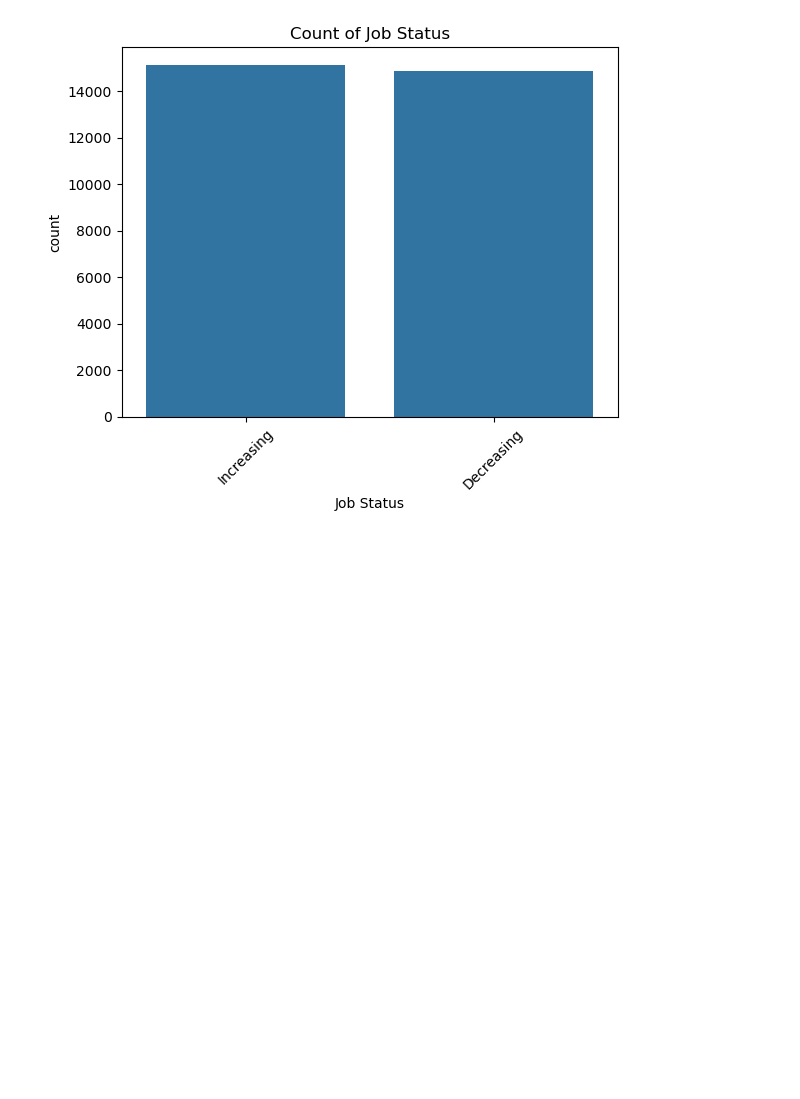
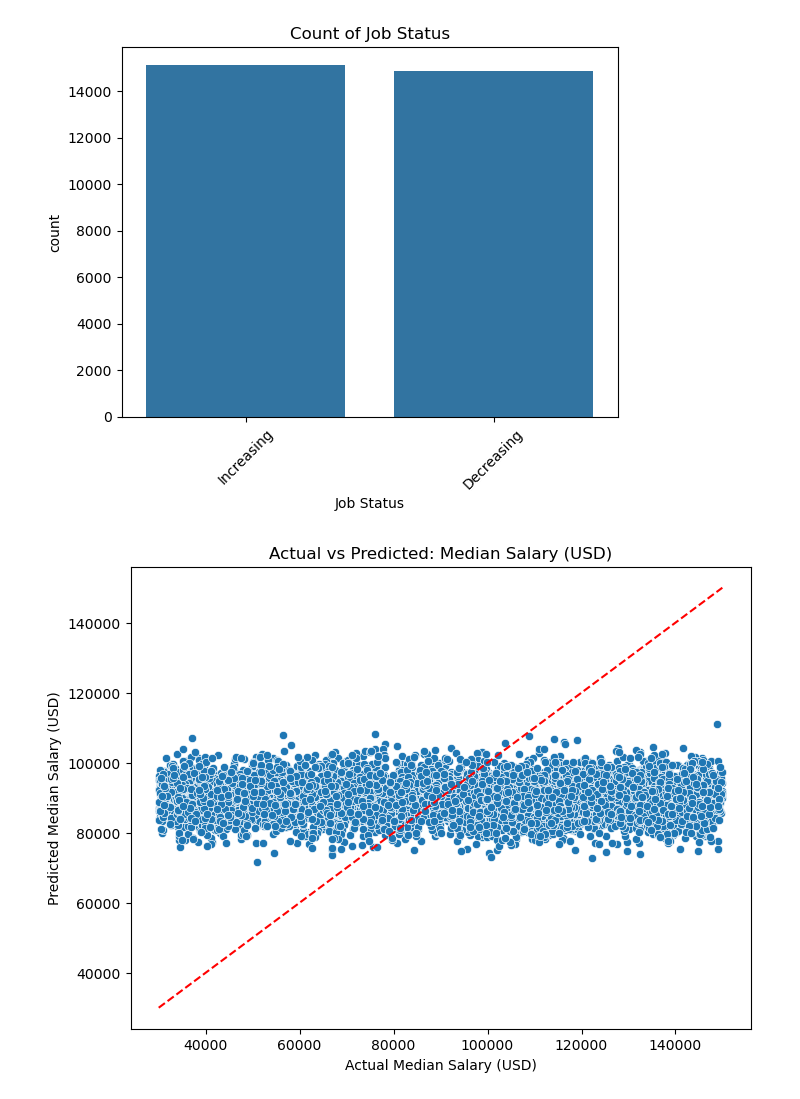
Before and after one commit to kxrrym03/AI-Job-Trends, a Jupyter notebook: AI Jobs Trends.ipynb, the cells around one changed output. Drawn from its saved outputs; the diff is of its cells as text; code cells hidden in the pictures; blank space fills up the shorter version.

```diff
--- a/AI Jobs Trends.ipynb
+++ b/AI Jobs Trends.ipynb
@@ -95,3 +95,35 @@ plt.xticks(rotation=45)
 plt.show()
 # %% [output]
 [figure]
+# %%
+from sklearn.model_selection import train_test_split
+from sklearn.preprocessing import LabelEncoder
+from sklearn.ensemble import RandomForestRegressor, RandomForestClassifier
+from sklearn.metrics import mean_squared_error, classification_report, ConfusionMatrixDisplay
+from sklearn.cluster import KMeans
+
+# Encode categorical columns
+df_encoded = df.copy()
+le = LabelEncoder()
+for col in ['Job Title', 'Industry', 'Job Status', 'AI Impact Level', 'Required Education', 'Location']:
+    df_encoded[col] = le.fit_transform(df_encoded[col])
+
+# Regression
+X_reg = df_encoded.drop(['Median Salary (USD)'], axis=1)
+y_reg = df_encoded['Median Salary (USD)']
+X_train_reg, X_test_reg, y_train_reg, y_test_reg = train_test_split(X_reg, y_reg, test_size=0.2, random_state=42)
+
+reg_model = RandomForestRegressor()
+reg_model.fit(X_train_reg, y_train_reg)
+y_pred_reg = reg_model.predict(X_test_reg)
+
+# Regression: Actual vs Predicted plot
+plt.figure(figsize=(8, 6))
+sns.scatterplot(x=y_test_reg, y=y_pred_reg)
+plt.plot([y_test_reg.min(), y_test_reg.max()], [y_test_reg.min(), y_test_reg.max()], '--r')
+plt.xlabel('Actual Median Salary (USD)')
+plt.ylabel('Predicted Median Salary (USD)')
+plt.title('Actual vs Predicted: Median Salary (USD)')
+plt.show()
+# %% [output]
+[figure, added]
```
Also changed, not shown: parts of 1 cell of this notebook.
